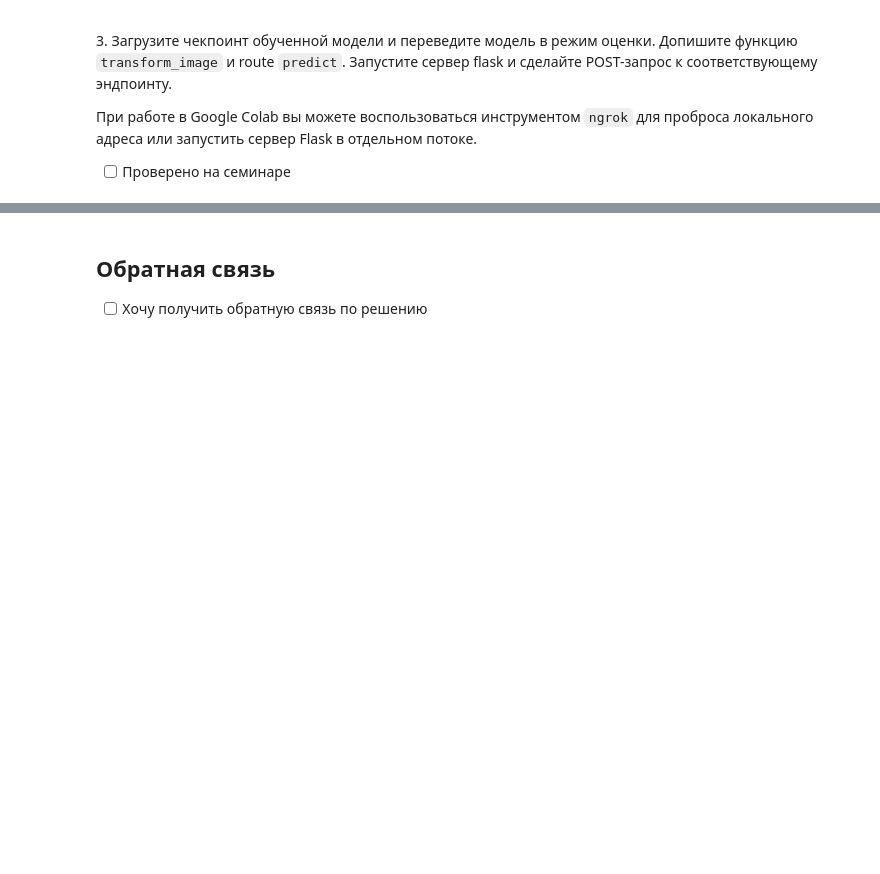
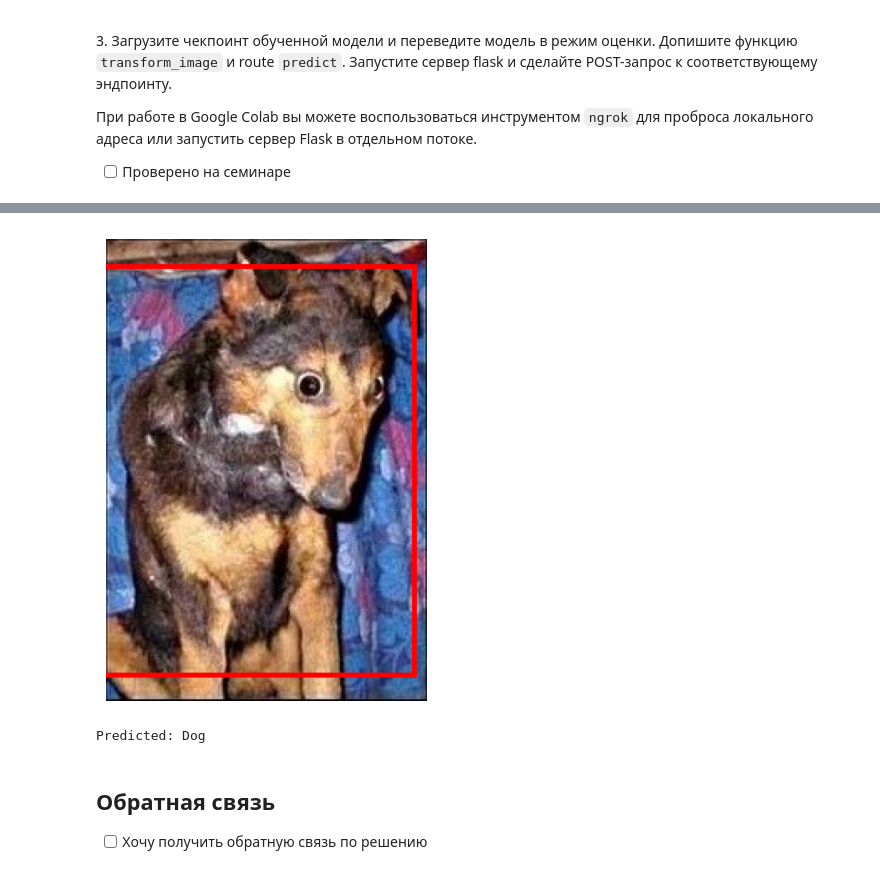
Before and after one commit to master-of-the-dungeon/ITiABD-PM22-7-Nikolay-Sedov, a Jupyter notebook: DL/06_4_lightning_deploy.ipynb, the cells around one changed output, grey strips where cells are left out. Cells and saved outputs as stored; diff of their text form; code cells hidden in the pictures; blank space fills up the shorter version.

```diff
--- a/DL/06_4_lightning_deploy.ipynb
+++ b/DL/06_4_lightning_deploy.ipynb
@@ -362,16 +490,49 @@ if __name__ == "__main__":
 # %%
 import requests
+from PIL import Image, ImageDraw, ImageFont
+import matplotlib.pyplot as plt
+
+url = "http://127.0.0.1:5000/predict"
+
+image_path = "C:\\Users\\nsedoff\\PycharmProjects\\ITiABD-PM22-7-Nikolay-Sedov\\DL\\lmao_dog2.jpg"
 
 resp = requests.post(
-    ".../predict",
+    url,
     files={
-        "file": open(
-            "path/to/file", "rb"
-        )
-    },
+        "file": open(image_path, "rb")
+    }
 )
 
-print(resp.text)
+if resp.status_code == 200:
+    response_data = resp.json()
+
+    bbox = response_data.get("bbox")
+    label = response_data.get("label")
+
+    if bbox:
+        image = Image.open(image_path)
+        image_w, image_h = image.size
+
+        xmin, ymin, xmax, ymax = bbox
+
+        draw = ImageDraw.Draw(image)
+        draw.rectangle([xmin, ymin, xmax, ymax], outline="red", width=3)
+
+        label_text = f"Predicted: {'Cat' if label == 0 else 'Dog'}"
+
+        plt.figure(figsize=(6, 6))
+        plt.imshow(image)
+        plt.axis('off')
+        plt.show()
+        print(label_text)
+
+    else:
+        print("Bounding box не был предсказан.")
+else:
+    print(f"Ошибка при запросе: {resp.status_code}")
+# %% [output]
+[figure, added]
+Predicted: Dog
 # %% [markdown]
 ## Обратная связь
 - [ ] Хочу получить обратную связь по решению
```
Also changed, not shown: parts of 10 cells of this notebook, 19 other files.
